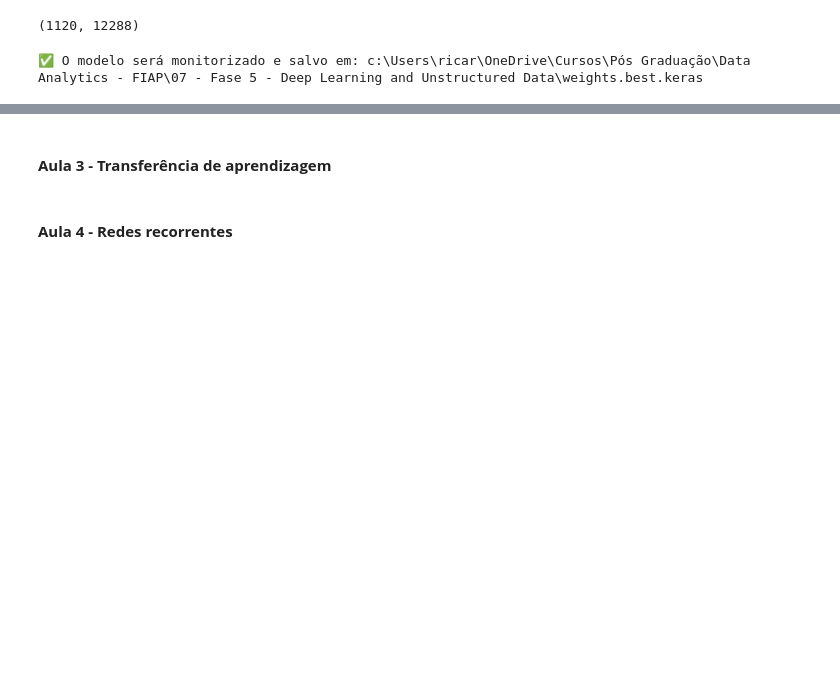
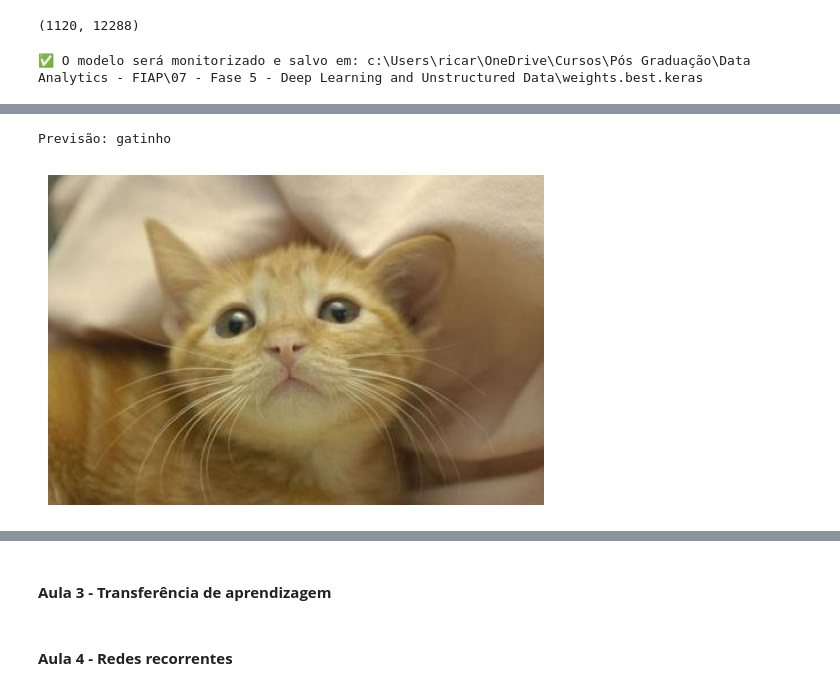
Before and after one commit to RicardViana/fiap-Deep-Learning-and-unstructured-data, a Jupyter notebook: deep_reinforcement_learning.ipynb, the cells around one changed output, grey strips where cells are left out. Cells and saved outputs as stored; diff of their text form; code cells hidden in the pictures; blank space fills up the shorter version.

```diff
--- a/deep_reinforcement_learning.ipynb
+++ b/deep_reinforcement_learning.ipynb
@@ -862,0 +1059,6 @@ Uma taxa de aprendizagem baixa pode ser mais precisa, porém pode demorar para e
+# %%
+caminho = r"C:\Users\ricar\OneDrive\Cursos\Pós Graduação\Data Analytics - FIAP\07 - Fase 5 - Deep Learning and Unstructured Data\02 - Deep & Reinforcement Learning\Outros\imagens_teste\cat.475.jpg"
+guess_animal(caminho)
+# %% [output]
+Previsão: gatinho
+[figure, added]
```
Also changed, not shown: parts of 25 cells of this notebook.
